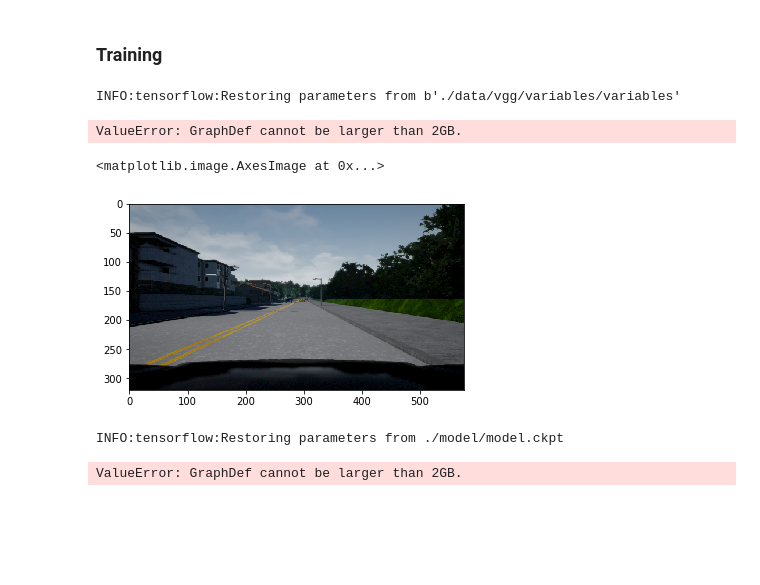
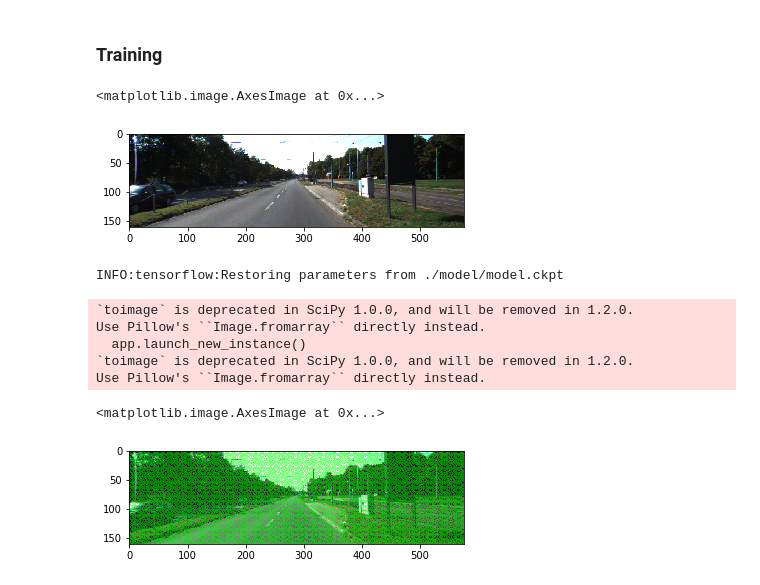
Before and after one commit to wolfapple/lyft-challenge, a Jupyter notebook: lyft.ipynb, the cells around one changed output. Saved outputs shown, nothing was run; the diff lists cells and outputs as text; code cells hidden in the pictures; blank space fills up the shorter version.

```diff
--- a/lyft.ipynb
+++ b/lyft.ipynb
@@ -175,16 +206,16 @@ def gen_batch_function(data_folder, image_shape):
 # %% [markdown]
 ### Training
 # %%
-num_classes = 3
-image_shape = (320, 576)
-epochs = 1#40
+num_classes = 2
+image_shape = (160, 576)
+epochs = 10#40
 batch_size = 16
 data_dir = './data'
 
 # Path to vgg model
 vgg_path = os.path.join(data_dir, 'vgg')
 # Create function to get batches
-get_batches_fn = gen_batch_function(os.path.join(data_dir, ''), image_shape)
+get_batches_fn = gen_batch_function(os.path.join(data_dir, 'training'), image_shape)
 
 with tf.Session() as sess:
     image_input, keep_prob, layer3_out, layer4_out, layer7_out = load_vgg(sess, vgg_path)
@@ -199,21 +230,17 @@ with tf.Session() as sess:
 
     saver = tf.train.Saver()
     saver.save(sess, "model/model.ckpt")
-# %% [output]
-INFO:tensorflow:Restoring parameters from b'./data/vgg/variables/variables'
-ValueError: GraphDef cannot be larger than 2GB.
 # %%
-num_classes = 3
-image_shape = (320, 576)
+num_classes = 2
+image_shape = (160, 576)
 
-test_image = skimage.transform.resize(sample_img, image_shape)
+test_image = skimage.transform.resize(imageio.imread('./data/testing/image_2/um_000000.png'), image_shape)
 plt.imshow(test_image)
 # %% [output]
 <matplotlib.image.AxesImage at 0x...>
-[figure, old version]
+[figure, new version]
 # %%
-num_classes = 3
-image_shape = (320, 576)
+import scipy.misc
 
 with tf.Session() as sess:
     saver = tf.train.import_meta_graph('./model/model.ckpt.meta')
@@ -222,12 +249,24 @@ with tf.Session() as sess:
     graph = tf.get_default_graph()
     image_input = graph.get_tensor_by_name('image_input:0')
     keep_prob = graph.get_tensor_by_name('keep_prob:0')
-    last_layer = graph.get_tensor_by_name('prediction:0')
-#     logits = tf.reshape(last_layer, (-1, num_classes))
+    logits = graph.get_tensor_by_name('logits:0')
 
-#     im_softmax = sess.run([tf.nn.softmax(logits)], {keep_prob: 1.0, image_input: [test_image]})
-
-#     print(im_softmax)
+    im_softmax = sess.run([tf.nn.softmax(logits)], {keep_prob: 1.0, image_input: [test_image]})
+    im_softmax = im_softmax[0][:, 1].reshape(image_shape[0], image_shape[1])
+    segmentation = (im_softmax > 0.5).reshape(image_shape[0], image_shape[1], 1)
+    mask = np.dot(segmentation, np.array([[0, 255, 0, 127]]))
+    mask = scipy.misc.toimage(mask, mode="RGBA")
+    street_im = scipy.misc.toimage(test_image)
+    street_im.paste(mask, box=None, mask=mask)
 # %% [output]
 INFO:tensorflow:Restoring parameters from ./model/model.ckpt
-ValueError: GraphDef cannot be larger than 2GB.
+`toimage` is deprecated in SciPy 1.0.0, and will be removed in 1.2.0.
+Use Pillow's ``Image.fromarray`` directly instead.
+  app.launch_new_instance()
+`toimage` is deprecated in SciPy 1.0.0, and will be removed in 1.2.0.
+Use Pillow's ``Image.fromarray`` directly instead.
+# %%
+plt.imshow(np.array(street_im))
+# %% [output]
+<matplotlib.image.AxesImage at 0x...>
+[figure, added]
```
Also changed, not shown: parts of 7 cells of this notebook, 2 other files.
